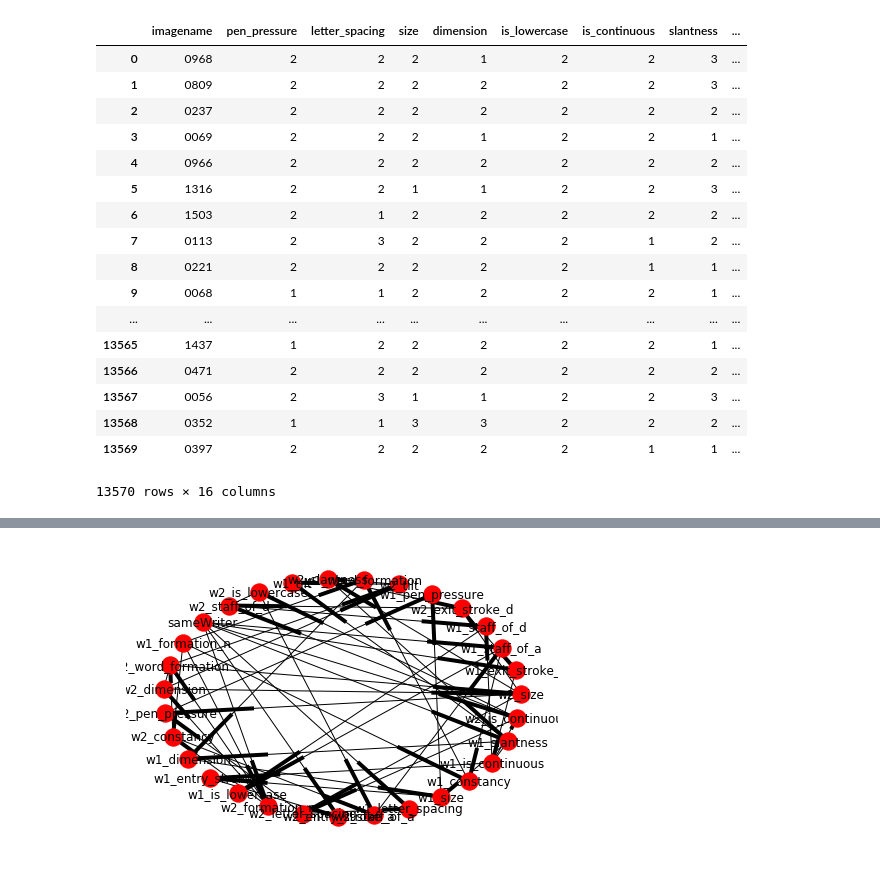
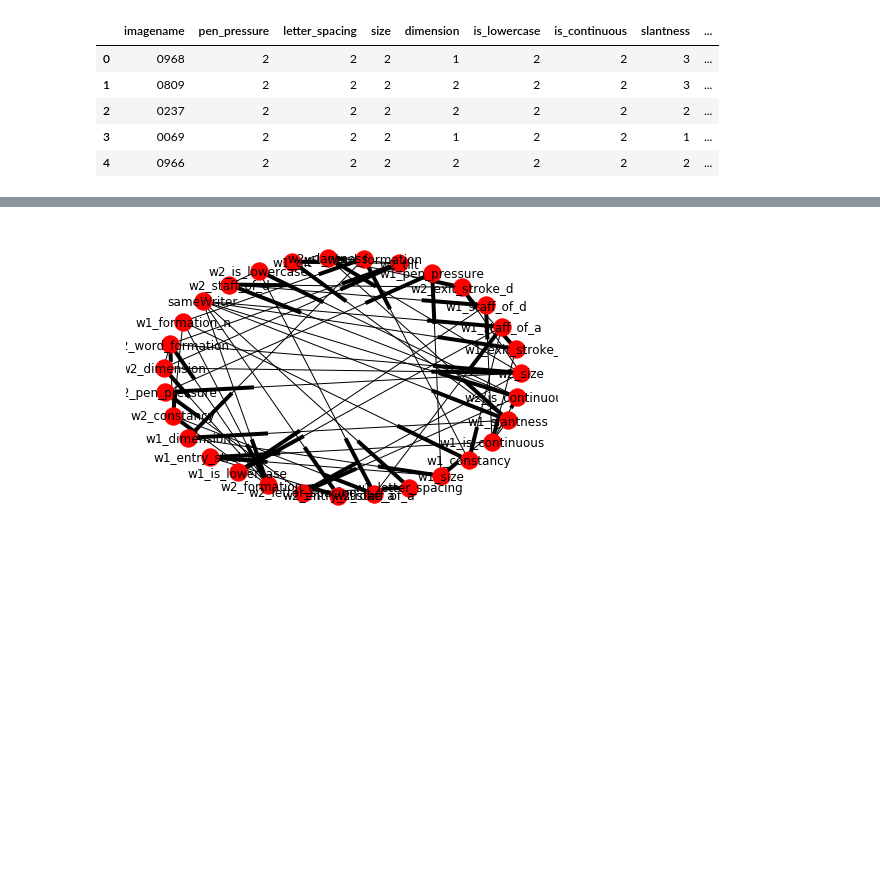
Before and after one commit to pratik-kubal/AML-XAI-2, a Jupyter notebook: main.ipynb, the cells around one changed output, grey strips where cells are left out. Drawn from its saved outputs; the diff is of its cells as text; code cells hidden in the pictures; blank space fills up the shorter version.

```diff
--- a/main.ipynb
+++ b/main.ipynb
@@ -4,26 +11,14 @@ import numpy as np
 # %%
-data = pd.read_csv("../dataset/15features.csv")
+data = pd.read_csv("./dataset/15features.csv")
 data["imagename"] = data.imagename.str.split("[a-z]",expand=True)
-data
+data.head()
 # %% [output]
 |  | imagename | pen_pressure | letter_spacing | size | dimension | is_lowercase | is_continuous | slantness | ... |
 | 0 | 0968 | 2 | 2 | 2 | 1 | 2 | 2 | 3 | ... |
 | 1 | 0809 | 2 | 2 | 2 | 2 | 2 | 2 | 3 | ... |
 | 2 | 0237 | 2 | 2 | 2 | 2 | 2 | 2 | 2 | ... |
 | 3 | 0069 | 2 | 2 | 2 | 1 | 2 | 2 | 1 | ... |
 | 4 | 0966 | 2 | 2 | 2 | 2 | 2 | 2 | 2 | ... |
-| 5 | 1316 | 2 | 2 | 1 | 1 | 2 | 2 | 3 | ... |
-| 6 | 1503 | 2 | 1 | 2 | 2 | 2 | 2 | 2 | ... |
-| 7 | 0113 | 2 | 3 | 2 | 2 | 2 | 1 | 2 | ... |
-| 8 | 0221 | 2 | 2 | 2 | 2 | 2 | 1 | 1 | ... |
-| 9 | 0068 | 1 | 1 | 2 | 2 | 2 | 2 | 1 | ... |
-| ... | ... | ... | ... | ... | ... | ... | ... | ... | ... |
-| 13565 | 1437 | 1 | 2 | 2 | 2 | 2 | 2 | 1 | ... |
-| 13566 | 0471 | 2 | 2 | 2 | 2 | 2 | 2 | 2 | ... |
-| 13567 | 0056 | 2 | 3 | 1 | 1 | 2 | 2 | 3 | ... |
-| 13568 | 0352 | 1 | 1 | 3 | 3 | 2 | 2 | 2 | ... |
-| 13569 | 0397 | 2 | 2 | 2 | 2 | 2 | 1 | 1 | ... |
-13570 rows × 16 columns
 # %%
 from pgmpy.estimators import HillClimbSearch, K2Score
 import networkx as nx
```
Also changed, not shown: parts of 26 cells of this notebook.
